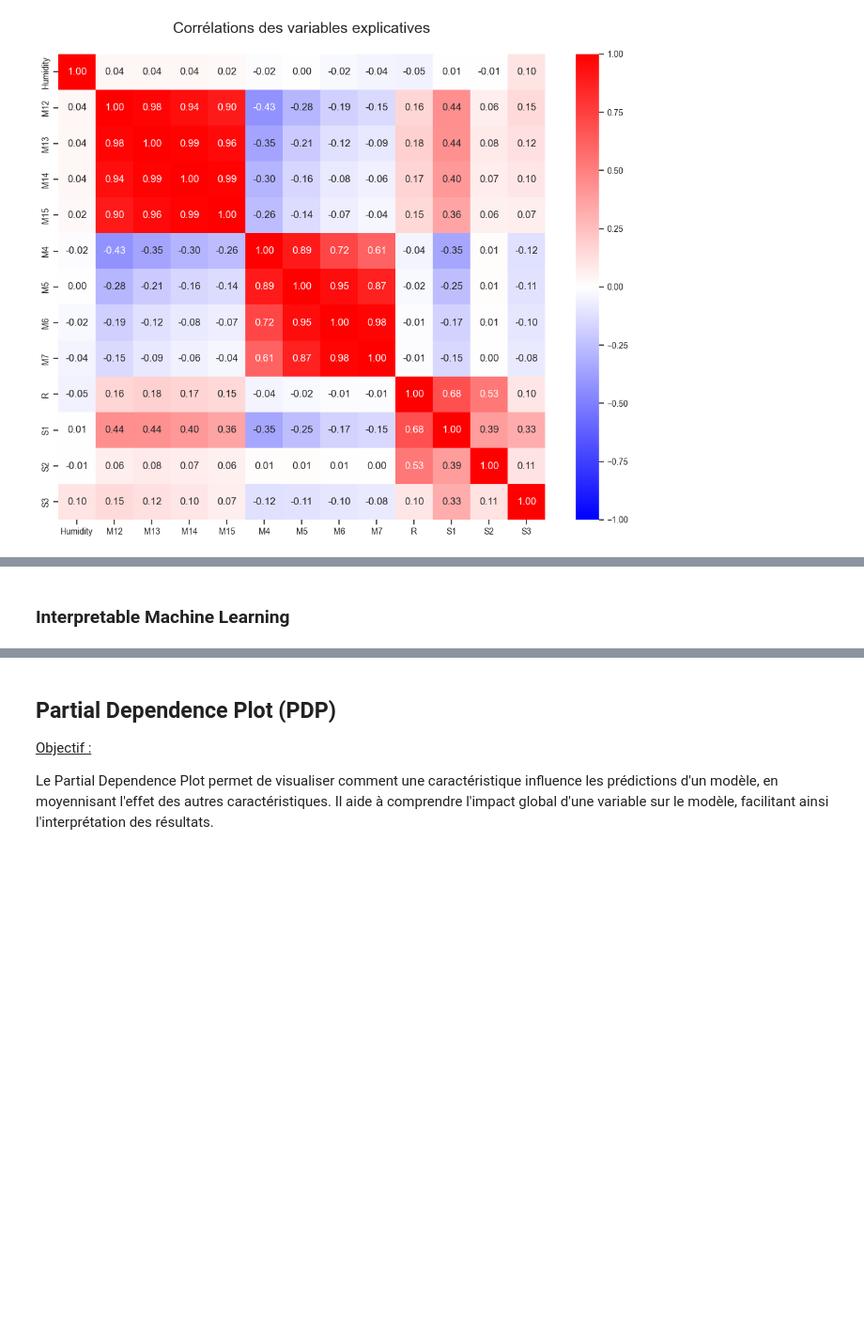
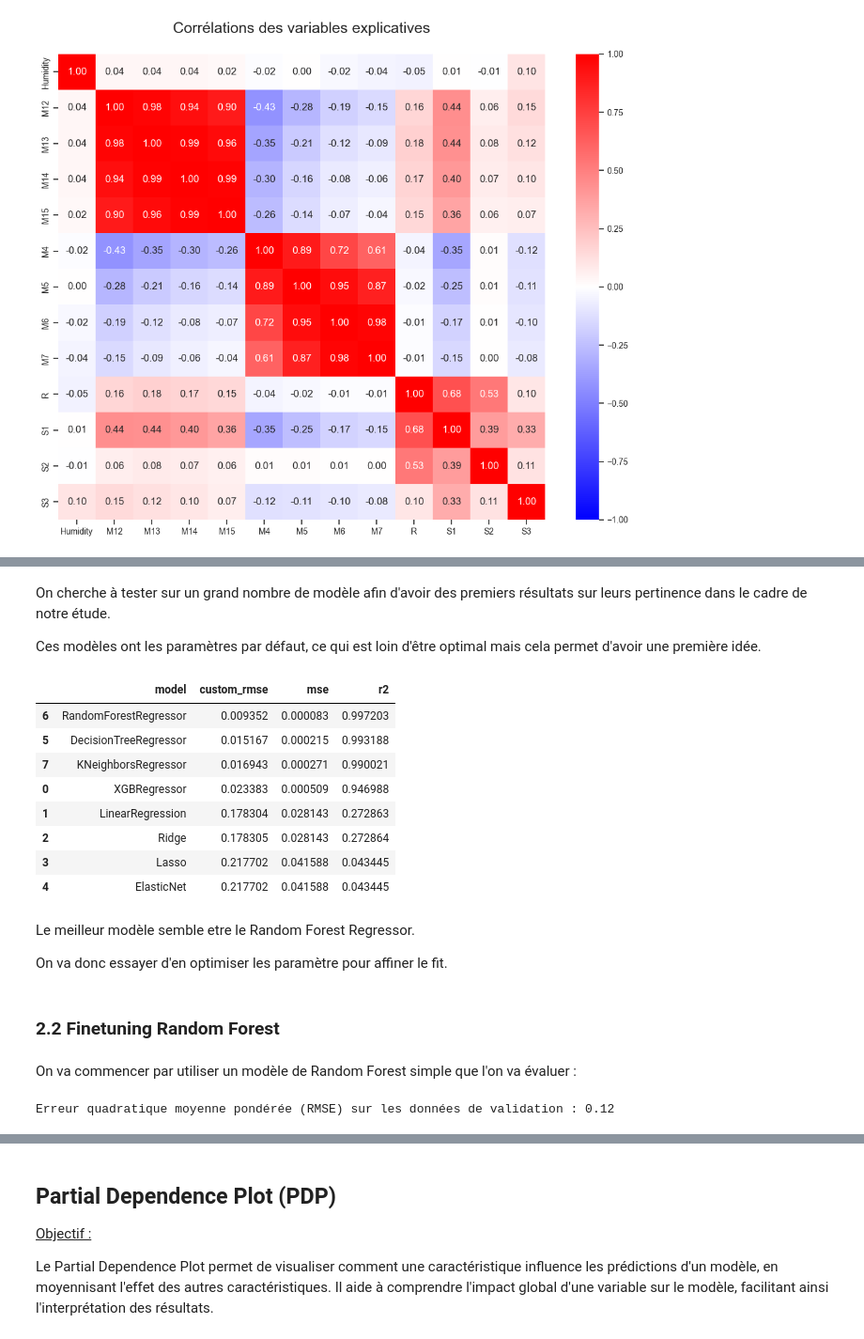
Before and after one commit to baptistedfr/Identification-Gaz-Toxiques-BERTIN, a Jupyter notebook: exemple.ipynb, the cells around one changed output, grey strips where cells are left out. Shown at 94% size. Cells and saved outputs as stored; diff of their text form; code cells hidden in the pictures; blank space fills up the shorter version.

```diff
--- a/exemple.ipynb
+++ b/exemple.ipynb
@@ -249,9 +205,0 @@ Meilleurs hyperparamètres : {'max_depth': 20, 'min_samples_leaf': 30, 'min_samp
-# %%
-# Évaluation finale sur les données de validation
-y_pred = best_model.predict(X_val_poly)
-best_mse = mean_squared_error(y_val, y_pred)
-best_r2 = r2_score(y_val, y_pred)
-custom_mse = custom_weighted_rmse(y_val, y_pred)
-print(f"Best Mean Squared Error: {best_mse}")
-print(f"Best R^2 Score: {best_r2}")
-print(f"Custom MSE sur les données de validation : {custom_mse}")
@@ -262,9 +205,0 @@ Custom MSE sur les données de validation : 0.08747619645254948
-# %%
-# Évaluation finale sur les données de validation
-y_pred = best_model.predict(X_val_poly)
-best_mse = mean_squared_error(y_val, y_pred)
-best_r2 = r2_score(y_val, y_pred)
-custom_mse = custom_weighted_rmse(y_val, y_pred)
-print(f"Best Mean Squared Error: {best_mse}")
-print(f"Best R^2 Score: {best_r2}")
-print(f"Custom MSE sur les données de validation : {custom_mse}")
@@ -380,2 +206,52 @@ res.head(5)
-# %% [markdown]
-### Interpretable Machine Learning
+# %% [markdown]
+On cherche à tester sur un grand nombre de modèle afin d'avoir des premiers résultats sur leurs pertinence dans le cadre de notre étude.
+
+Ces modèles ont les paramètres par défaut, ce qui est loin d'être optimal mais cela permet d'avoir une première idée.
+# %%
+models = {
+    'XGBoost' : XGBRegressor(),
+    'Linear Regression': LinearRegression(),
+    'Ridge Regression': Ridge(),
+    'Lasso Regression': Lasso(),
+    'ElasticNet': ElasticNet(),
+    'Decision Tree Regression': DecisionTreeRegressor(),
+    'Random Forest Regression': RandomForestRegressor(),
+    'K-Neighbors Regression': KNeighborsRegressor()}
+
+res = list()
+for model in models.values() :
+    model.fit(X_train_scaled, y_train)
+    y_pred = model.predict(X_val_scaled)
+    mse = mean_squared_error(y_val, y_pred)
+    r2 = r2_score(y_val, y_pred)
+    custom_rmse = custom_weighted_rmse(y_val, y_pred)
+    res.append([model.__class__.__name__,custom_rmse, mse,r2,])
+# %%
+res = pd.DataFrame(res,columns=["model","custom_rmse","mse","r2"]).sort_values(by="custom_rmse",ascending=True)
+res = res.iloc[:, 1:].round(4)
+# %% [output]
+|  | model | custom_rmse | mse | r2 |
+| 6 | RandomForestRegressor | 0.009352 | 0.000083 | 0.997203 |
+| 5 | DecisionTreeRegressor | 0.015167 | 0.000215 | 0.993188 |
+| 7 | KNeighborsRegressor | 0.016943 | 0.000271 | 0.990021 |
+| 0 | XGBRegressor | 0.023383 | 0.000509 | 0.946988 |
+| 1 | LinearRegression | 0.178304 | 0.028143 | 0.272863 |
+| 2 | Ridge | 0.178305 | 0.028143 | 0.272864 |
+| 3 | Lasso | 0.217702 | 0.041588 | 0.043445 |
+| 4 | ElasticNet | 0.217702 | 0.041588 | 0.043445 |
+# %% [markdown]
+Le meilleur modèle semble etre le Random Forest Regressor.
+
+On va donc essayer d'en optimiser les paramètre pour affiner le fit.
+# %% [markdown]
+### 2.2 Finetuning Random Forest
+# %% [markdown]
+On va commencer par utiliser un modèle de Random Forest simple que l'on va évaluer :
+# %%
+model_rf = RandomForestRegressor(n_estimators=5, max_depth=7, min_samples_split=0.01, min_samples_leaf=30, random_state=42)
+model_rf.fit(X_train, y_train)
+y_pred = model_rf.predict(X_val)
+rmse = round(custom_weighted_rmse(y_val, y_pred),3)
+print(f"Erreur quadratique moyenne pondérée (RMSE) sur les données de validation : {rmse}")
+# %% [output]
+Erreur quadratique moyenne pondérée (RMSE) sur les données de validation : 0.12
```
Also changed, not shown: parts of 76 cells of this notebook.
